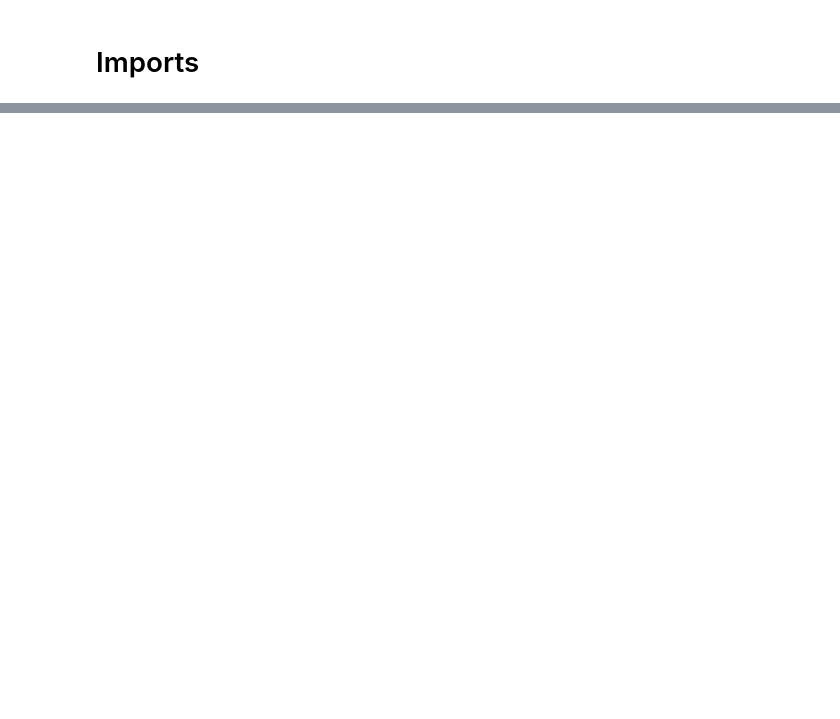
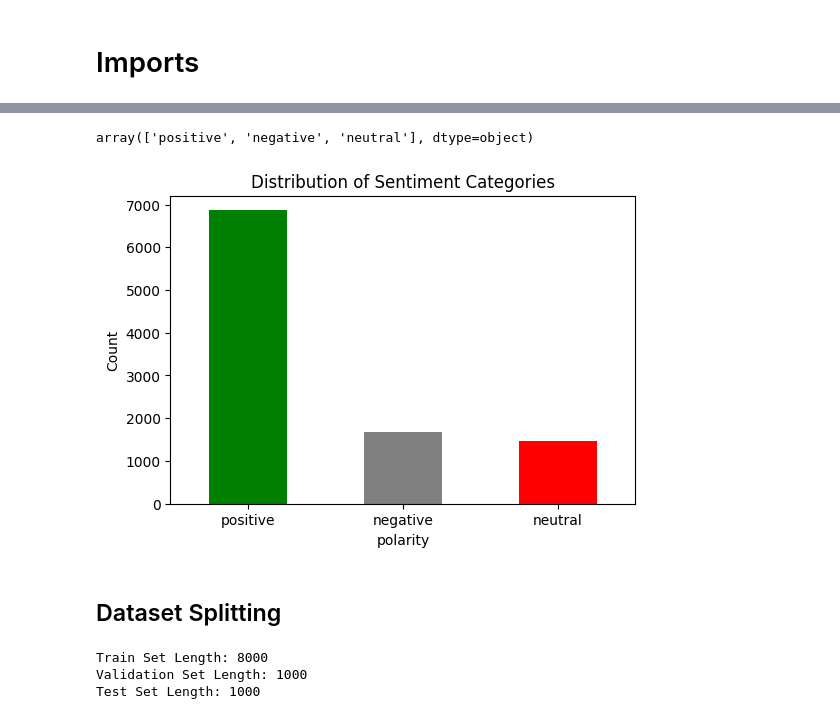
Before and after one commit to sgbyteninja/sentiment_analysis_customer_reviews, a Jupyter notebook: sentiment_analysis.ipynb, the cells around one changed output, grey strips where cells are left out. Cells and saved outputs as stored; diff of their text form; code cells hidden in the pictures; blank space fills up the shorter version.

Commit message:
Loaded the data and split; finished EDA and data preparation and started with tokenization

```diff
--- a/sentiment_analysis.ipynb
+++ b/sentiment_analysis.ipynb
@@ -131,0 +77,6 @@ Test Set Length: 100000
+# %%
+# Rename columns 3 and 4 to "stars" and "review"
+review_df.rename(columns={review_df.columns[0]: 'stars', review_df.columns[1]: 'review'}, inplace=True)
+
+# Check the updated DataFrame
+print(review_df.head())
@@ -131,0 +90,9 @@ Test Set Length: 100000
+# %%
+# Drop the first row (index 0)
+review_df.drop(index=0, inplace=True)
+
+# Reset the index to keep it sequential
+review_df.reset_index(drop=True, inplace=True)
+
+# Check the updated DataFrame
+print(review_df.head())
@@ -131,0 +112,9 @@ Test Set Length: 100000
+# %%
+# Convert 'stars' column to int64
+review_df['stars'] = review_df['stars'].astype('int64')
+
+# Convert 'review' column to string type (str)
+review_df['review'] = review_df['review'].astype('string')
+
+# Check the data types of the columns
+print(review_df.dtypes)
@@ -131,0 +125,7 @@ Test Set Length: 100000
+# %%
+# Dividing the ratings into three categories (positive, neutral, negative) for sentiment analysis,
+# as it is designed to detect these three emotions.
+# Create a new column 'polarity' based on 'stars'
+review_df['polarity'] = review_df['stars'].apply(lambda x: 'positive' if x >= 4 else ('neutral' if x == 3 else 'negative'))
+
+review_df.head()
@@ -131,0 +139,39 @@ Test Set Length: 100000
+# %%
+review_df['polarity'].unique()
+# %% [output]
+array(['positive', 'negative', 'neutral'], dtype=object)
+# %%
+# Plot the distribution of sentiment categories
+plt.figure(figsize=(6,4))
+review_df['polarity'].value_counts().plot(kind='bar', color=['green', 'gray', 'red'])
+
+# Adding labels and title
+plt.title('Distribution of Sentiment Categories')
+plt.xlabel('polarity')
+plt.ylabel('Count')
+plt.xticks(rotation=0)
+
+# Display the plot
+plt.show()
+# %% [output]
+[figure, added]
+# %% [markdown]
+## Dataset Splitting
+# %%
+# Split the DataFrame into training (80%), validation (10%), and test (10%) sets
+train_df, temp_df = train_test_split(review_df, test_size=0.2, random_state=42, stratify=review_df['polarity'])
+val_df, test_df = train_test_split(temp_df, test_size=0.5, random_state=42, stratify=temp_df['polarity'])
+
+# Check the lengths of the datasets
+print("Train Set Length:", len(train_df))
+print("Validation Set Length:", len(val_df))
+print("Test Set Length:", len(test_df))
+
+# Optionally, you can save the splits to CSV files for later use
+train_df.to_csv('train_data.csv', index=False)
+val_df.to_csv('val_data.csv', index=False)
+test_df.to_csv('test_data.csv', index=False)
+# %% [output]
+Train Set Length: 8000
+Validation Set Length: 1000
+Test Set Length: 1000
```
Also changed, not shown: parts of 36 cells of this notebook, 3 other files.
